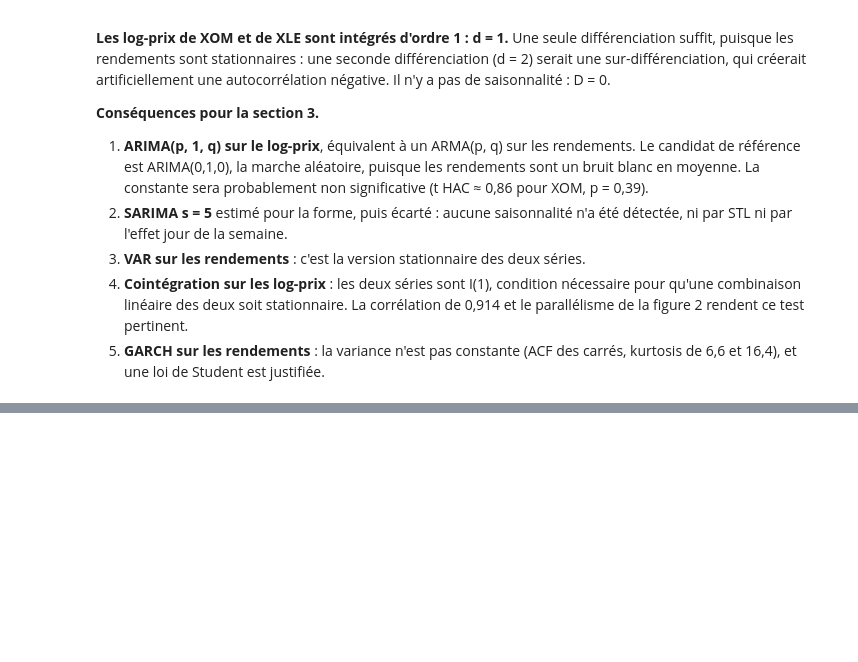
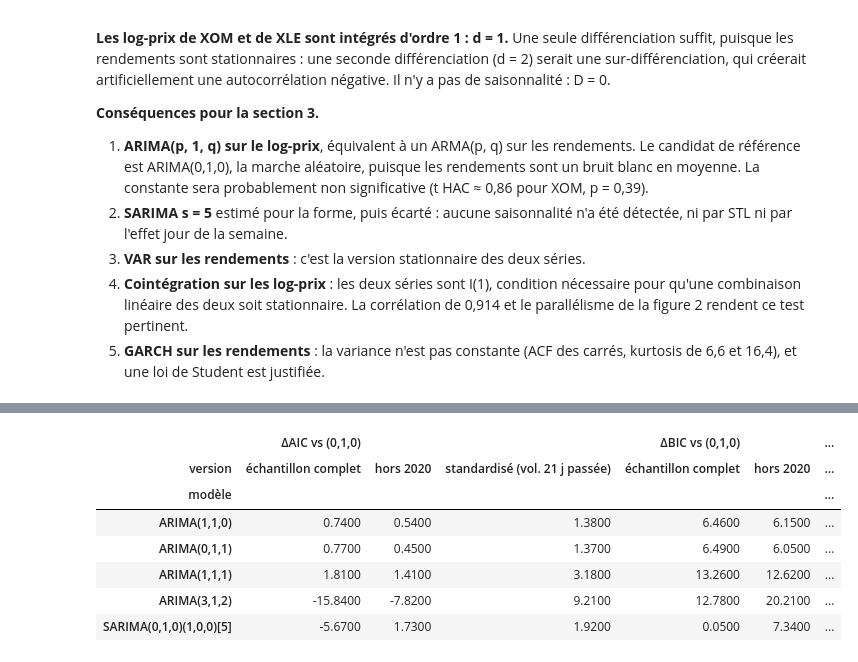
Before and after one commit to aziz28-dev/ts-project, a Jupyter notebook: notebooks/main_python.ipynb, the cells around one changed output, grey strips where cells are left out. Cells and saved outputs as stored; diff of their text form; code cells hidden in the pictures; blank space fills up the shorter version.

```diff
--- a/notebooks/main_python.ipynb
+++ b/notebooks/main_python.ipynb
@@ -954,0 +1128,16 @@ Les éléments convergent tous :
+# %%
+# Le gain d'AIC survit-il sans 2020, et sur rendements standardisés par la volatilité passée ?
+specs = {"ARIMA(1,1,0)": dict(p=1), "ARIMA(0,1,1)": dict(q=1), "ARIMA(1,1,1)": dict(p=1, q=1),
+         "ARIMA(3,1,2)": dict(p=3, q=2), "SARIMA(0,1,0)(1,0,0)[5]": dict(seasonal=(1, 0, 0))}
+robust_ic = C.ic_robustness(r_train, dates_r, specs)
+save_table(robust_ic, "tab14_arima_robustesse_criteres")
+robust_ic.round(2)
+# %% [output]
+|  | ΔAIC vs (0,1,0) |  |  | ΔBIC vs (0,1,0) |  | ... |
+| version | échantillon complet | hors 2020 | standardisé (vol. 21 j passée) | échantillon complet | hors 2020 | ... |
+| modèle |  |  |  |  |  | ... |
+| ARIMA(1,1,0) | 0.7400 | 0.5400 | 1.3800 | 6.4600 | 6.1500 | ... |
+| ARIMA(0,1,1) | 0.7700 | 0.4500 | 1.3700 | 6.4900 | 6.0500 | ... |
+| ARIMA(1,1,1) | 1.8100 | 1.4100 | 3.1800 | 13.2600 | 12.6200 | ... |
+| ARIMA(3,1,2) | -15.8400 | -7.8200 | 9.2100 | 12.7800 | 20.2100 | ... |
+| SARIMA(0,1,0)(1,0,0)[5] | -5.6700 | 1.7300 | 1.9200 | 0.0500 | 7.3400 | ... |
```
Also changed, not shown: parts of 20 cells of this notebook, 12 other files.
